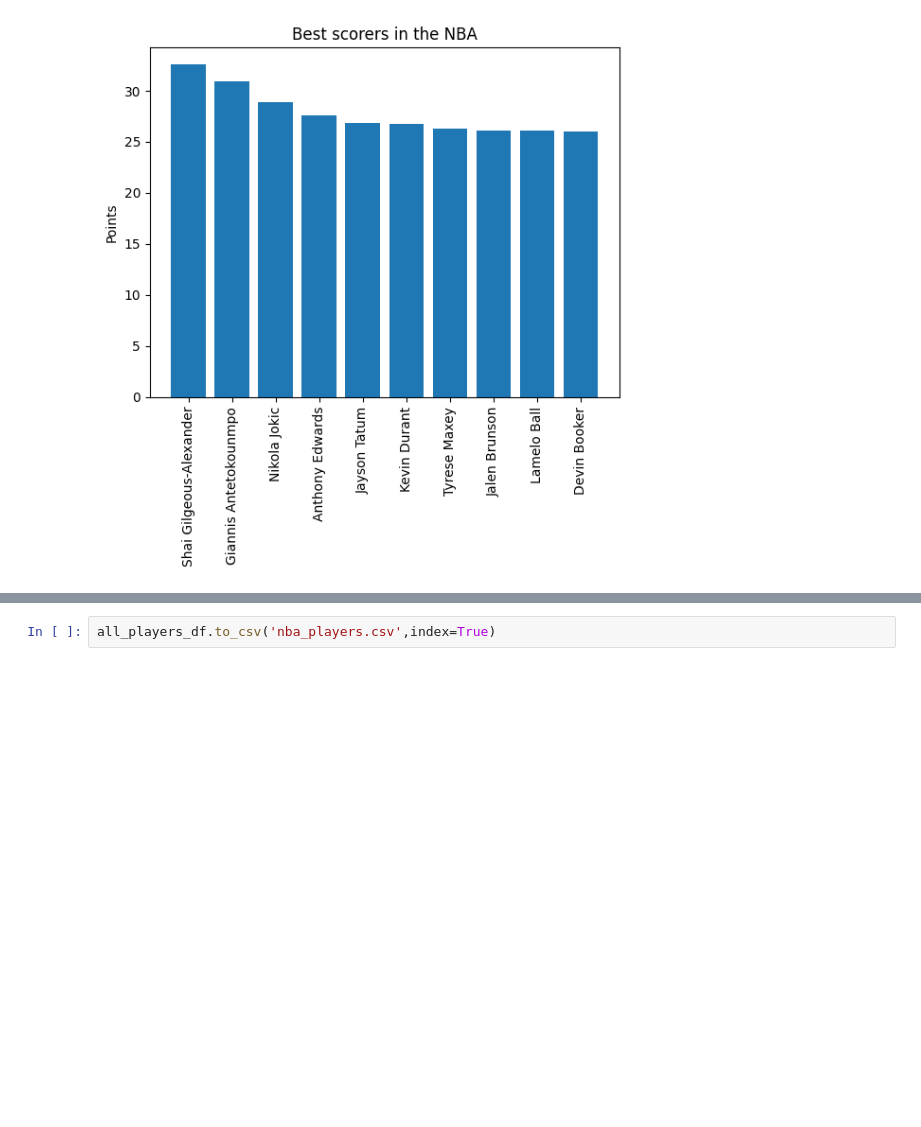
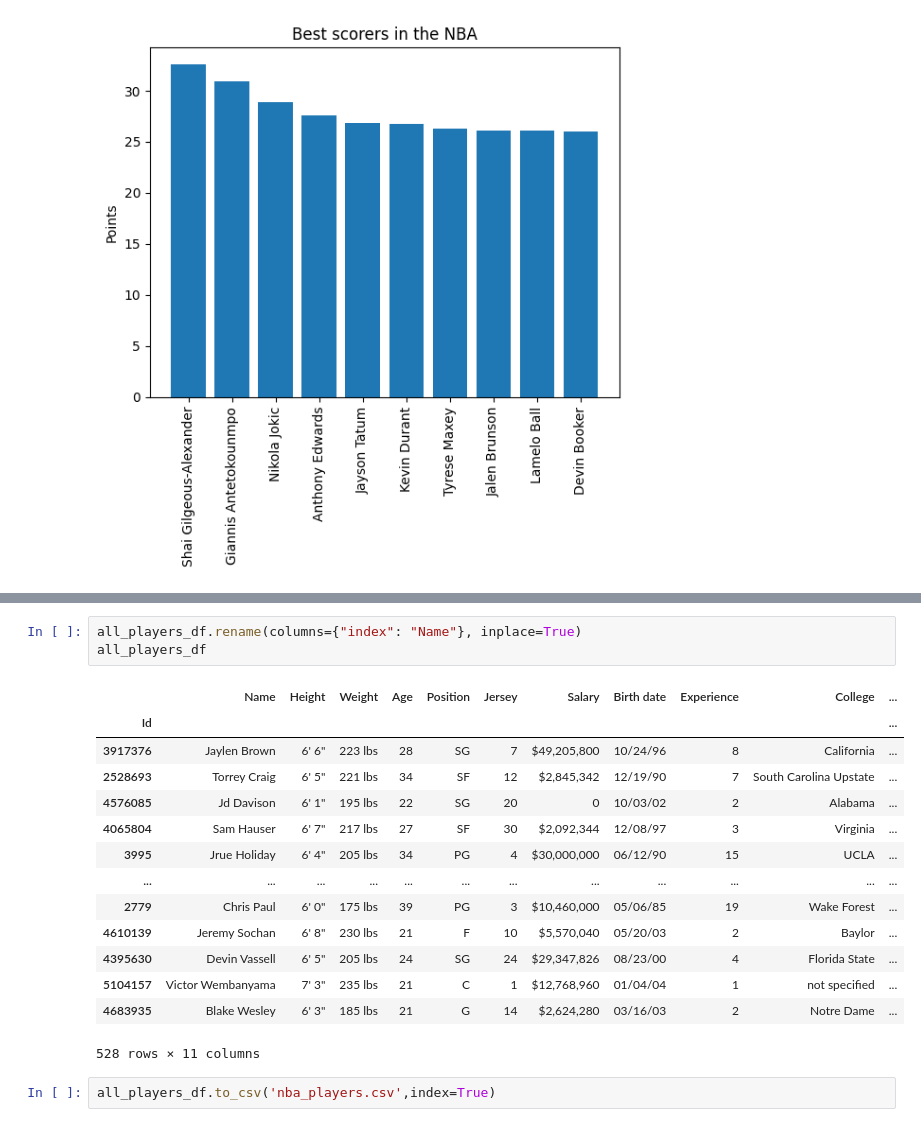
Before and after one commit to miloszprzadka/guess-nba-player, a Jupyter notebook: nba.ipynb, the cells around one changed output, grey strips where cells are left out. Saved outputs shown, nothing was run; the diff lists cells and outputs as text; blank space fills up the shorter version.

```diff
--- a/nba.ipynb
+++ b/nba.ipynb
@@ -434,2 +470,20 @@ plt.show()
+# %%
+all_players_df.rename(columns={"index": "Name"}, inplace=True)
+all_players_df
+# %% [output]
+|  | Name | Height | Weight | Age | Position | Jersey | Salary | Birth date | Experience | College | ... |
+| Id |  |  |  |  |  |  |  |  |  |  | ... |
+| 3917376 | Jaylen Brown | 6' 6" | 223 lbs | 28 | SG | 7 | $49,205,800 | 10/24/96 | 8 | California | ... |
+| 2528693 | Torrey Craig | 6' 5" | 221 lbs | 34 | SF | 12 | $2,845,342 | 12/19/90 | 7 | South Carolina Upstate | ... |
+| 4576085 | Jd Davison | 6' 1" | 195 lbs | 22 | SG | 20 | 0 | 10/03/02 | 2 | Alabama | ... |
+| 4065804 | Sam Hauser | 6' 7" | 217 lbs | 27 | SF | 30 | $2,092,344 | 12/08/97 | 3 | Virginia | ... |
+| 3995 | Jrue Holiday | 6' 4" | 205 lbs | 34 | PG | 4 | $30,000,000 | 06/12/90 | 15 | UCLA | ... |
+| ... | ... | ... | ... | ... | ... | ... | ... | ... | ... | ... | ... |
+| 2779 | Chris Paul | 6' 0" | 175 lbs | 39 | PG | 3 | $10,460,000 | 05/06/85 | 19 | Wake Forest | ... |
+| 4610139 | Jeremy Sochan | 6' 8" | 230 lbs | 21 | F | 10 | $5,570,040 | 05/20/03 | 2 | Baylor | ... |
+| 4395630 | Devin Vassell | 6' 5" | 205 lbs | 24 | SG | 24 | $29,347,826 | 08/23/00 | 4 | Florida State | ... |
+| 5104157 | Victor Wembanyama | 7' 3" | 235 lbs | 21 | C | 1 | $12,768,960 | 01/04/04 | 1 | not specified | ... |
+| 4683935 | Blake Wesley | 6' 3" | 185 lbs | 21 | G | 14 | $2,624,280 | 03/16/03 | 2 | Notre Dame | ... |
+528 rows × 11 columns
 # %%
 all_players_df.to_csv('nba_players.csv',index=True)
```
Also changed, not shown: parts of 4 cells of this notebook, 1 other file.
